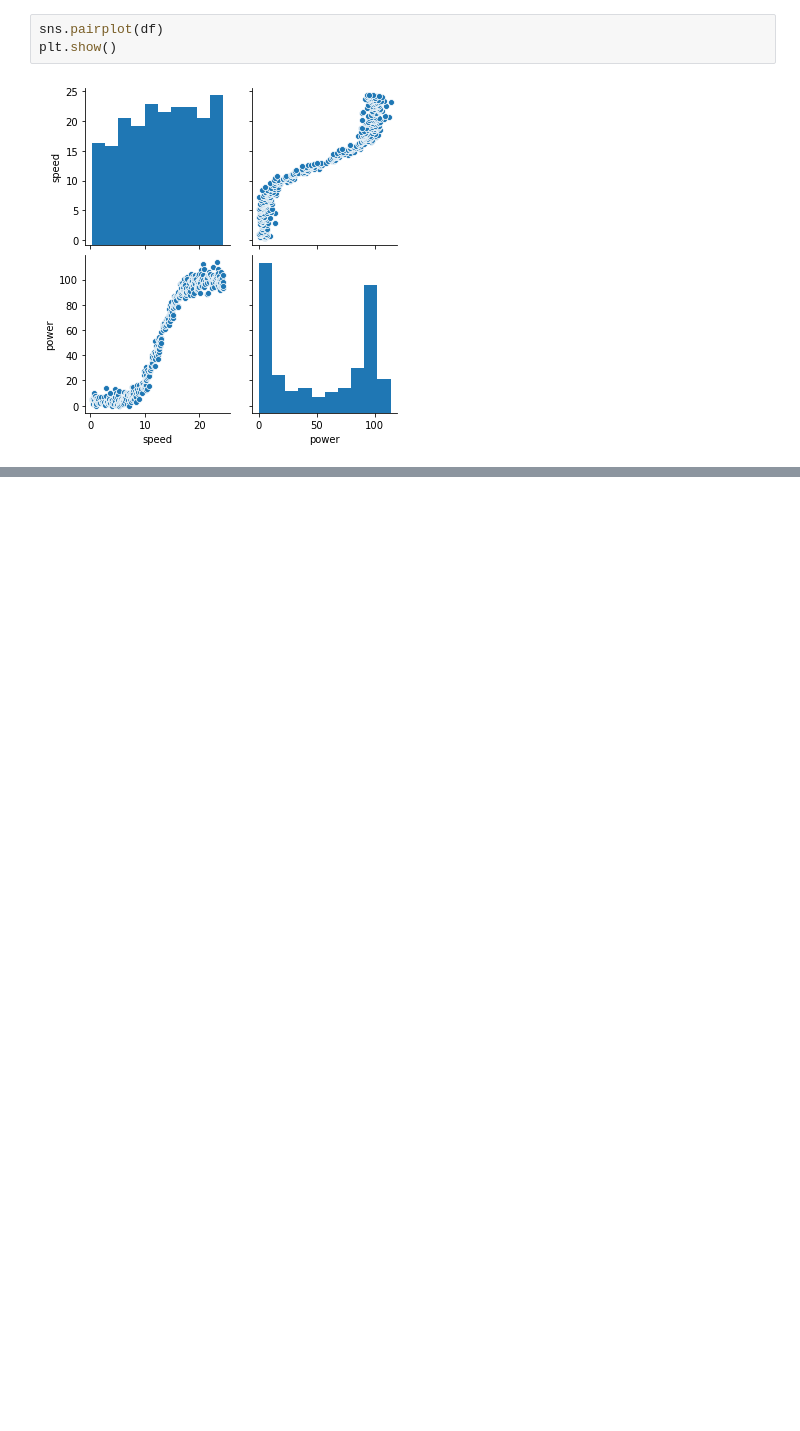
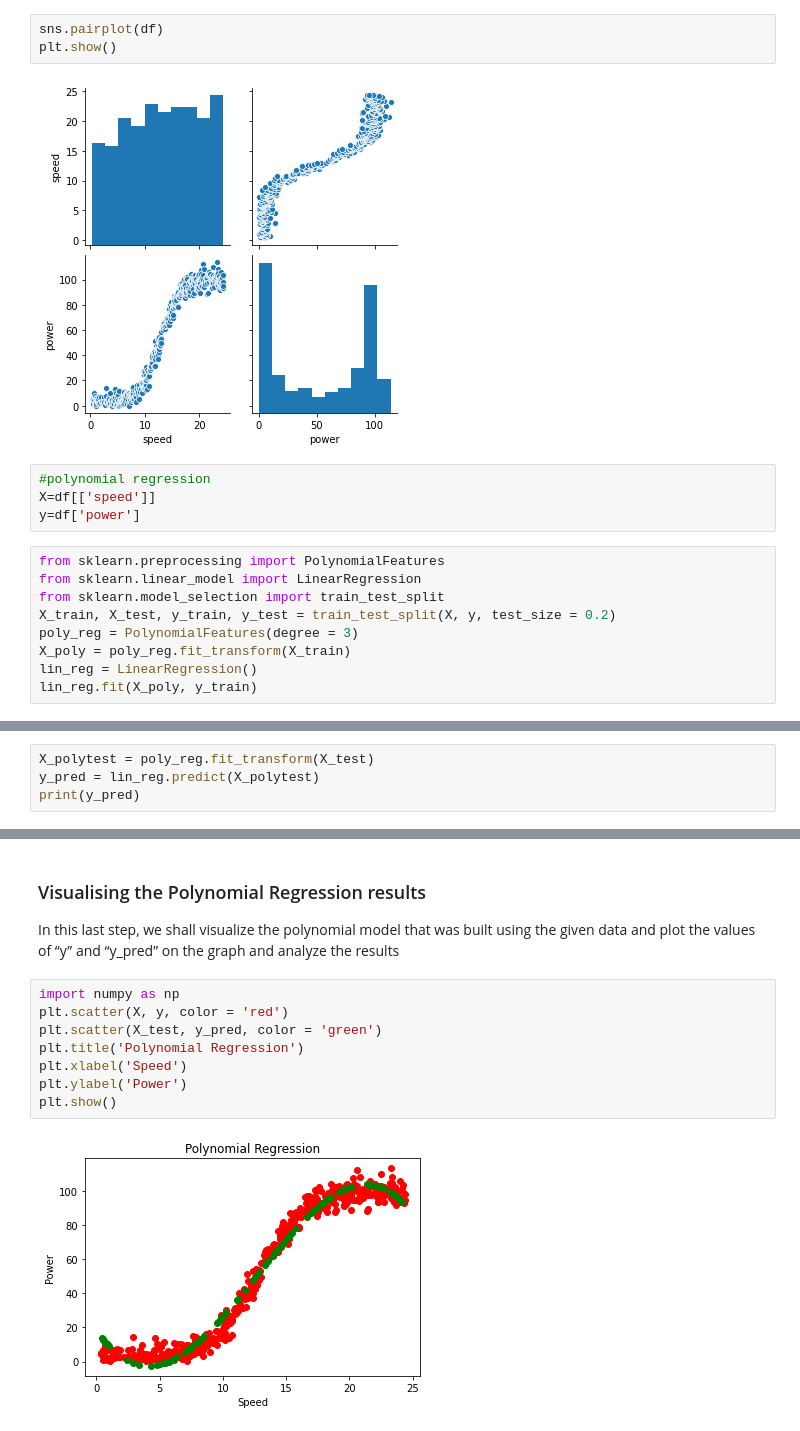
Before and after one commit to Freeha-S/Machine-Learning-Project2020, a Jupyter notebook: Project2020.ipynb, the cells around one changed output, grey strips where cells are left out. Cells and saved outputs as stored; diff of their text form; blank space fills up the shorter version.

```diff
--- a/Project2020.ipynb
+++ b/Project2020.ipynb
@@ -165,3 +175,16 @@ sns.pairplot(df)
 plt.show()
 # %% [output]
 [figure]
+# %%
+#polynomial regression
+X=df[['speed']]
+y=df['power']
+# %%
+from sklearn.preprocessing import PolynomialFeatures
+from sklearn.linear_model import LinearRegression
+from sklearn.model_selection import train_test_split
+X_train, X_test, y_train, y_test = train_test_split(X, y, test_size = 0.2)
+poly_reg = PolynomialFeatures(degree = 3)
+X_poly = poly_reg.fit_transform(X_train)
+lin_reg = LinearRegression()
+lin_reg.fit(X_poly, y_train)
@@ -167,0 +196,4 @@ plt.show()
+# %%
+X_polytest = poly_reg.fit_transform(X_test)
+y_pred = lin_reg.predict(X_polytest)
+print(y_pred)
@@ -167,0 +236,13 @@ plt.show()
+# %% [markdown]
+### Visualising the Polynomial Regression results
+In this last step, we shall visualize the polynomial model that was built using the given data and plot the values of “y” and “y_pred” on the graph and analyze the results
+# %%
+import numpy as np
+plt.scatter(X, y, color = 'red')
+plt.scatter(X_test, y_pred, color = 'green')
+plt.title('Polynomial Regression')
+plt.xlabel('Speed')
+plt.ylabel('Power')
+plt.show()
+# %% [output]
+[figure, added]
```
Also changed, not shown: parts of 13 cells of this notebook.
